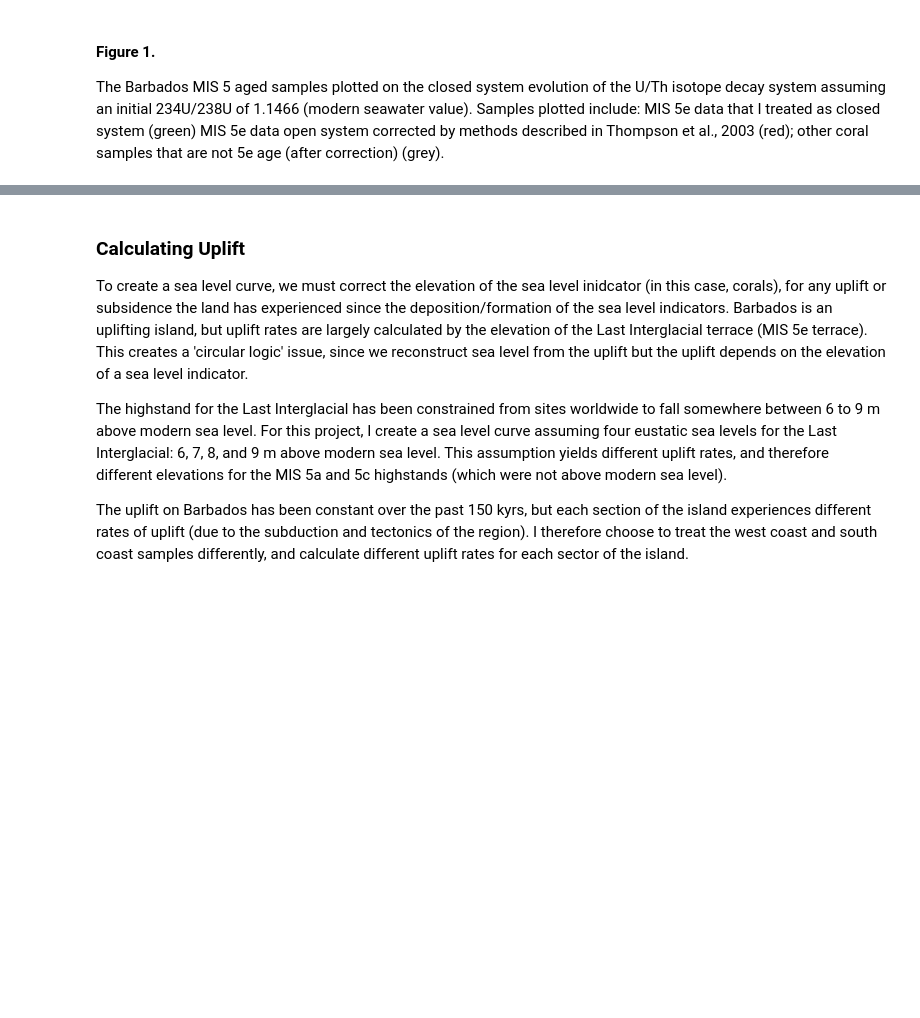
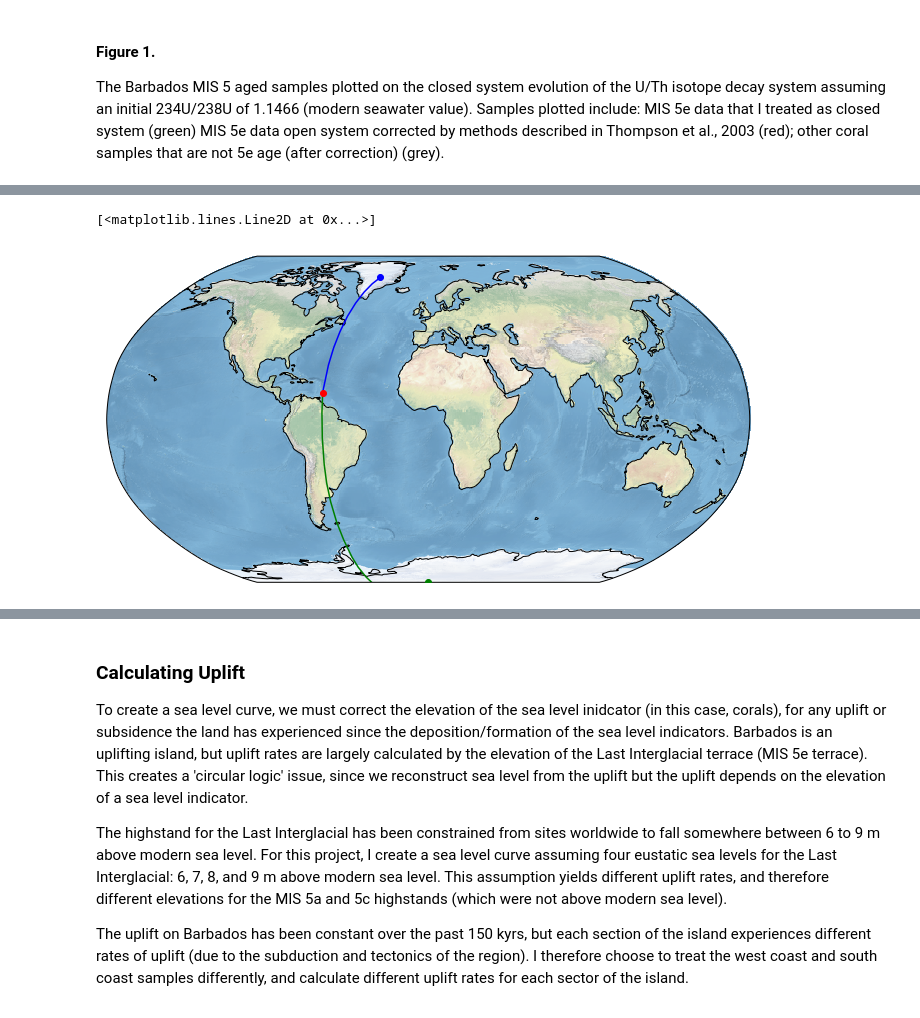
Before and after one commit to mcashman/RCES_FinalProject, a Jupyter notebook: RCES-Final_Project_SLCurve.ipynb, the cells around one changed output, grey strips where cells are left out. Saved outputs shown, nothing was run; the diff lists cells and outputs as text; code cells hidden in the pictures; blank space fills up the shorter version.

```diff
--- a/RCES-Final_Project_SLCurve.ipynb
+++ b/RCES-Final_Project_SLCurve.ipynb
@@ -242,0 +246,10 @@ The Barbados MIS 5 aged samples plotted on the closed system evolution of the U/
+# %%
+#Coordinates
+GIS_coords = {'lat': 72.574414869, 'lon': -38.4555098446}
+AAIS_coords = {'lat': -90, 'lon': 0}
+BB_coords = {'lat': 13.1939, 'lon': -59.5432}
+
+#Other information
+R = 6371 #km, radius of earth
+pEarth = 5.51 * (100**3/1000) #kg/m^3, density of Earth
+pWater = 1000 #kg/m^3, density of water (SW average)
@@ -242,0 +269,14 @@ The Barbados MIS 5 aged samples plotted on the closed system evolution of the U/
+# %%
+plt.figure(figsize=(12,6))
+ax = plt.axes(projection=ccrs.Robinson())
+ax.coastlines()
+ax.stock_img()
+
+ax.scatter(x=GIS_coords['lon'], y=GIS_coords['lat'], transform=ccrs.PlateCarree(), zorder=10, color='b')
+ax.scatter(x=AAIS_coords['lon'], y=AAIS_coords['lat'], transform=ccrs.PlateCarree(), zorder=10, color='g')
+ax.scatter(x=BB_coords['lon'], y=BB_coords['lat'], transform=ccrs.PlateCarree(), zorder=10, color='r')
+ax.plot([GIS_coords['lon'], BB_coords['lon']], [GIS_coords['lat'], BB_coords['lat']], transform=ccrs.Geodetic(), color='b')
+ax.plot([AAIS_coords['lon'], BB_coords['lon']], [AAIS_coords['lat'], BB_coords['lat']], transform=ccrs.Geodetic(), color='g')
+# %% [output]
+[<matplotlib.lines.Line2D at 0x...>]
+[figure, added]
```
Also changed, not shown: parts of 46 cells of this notebook.
